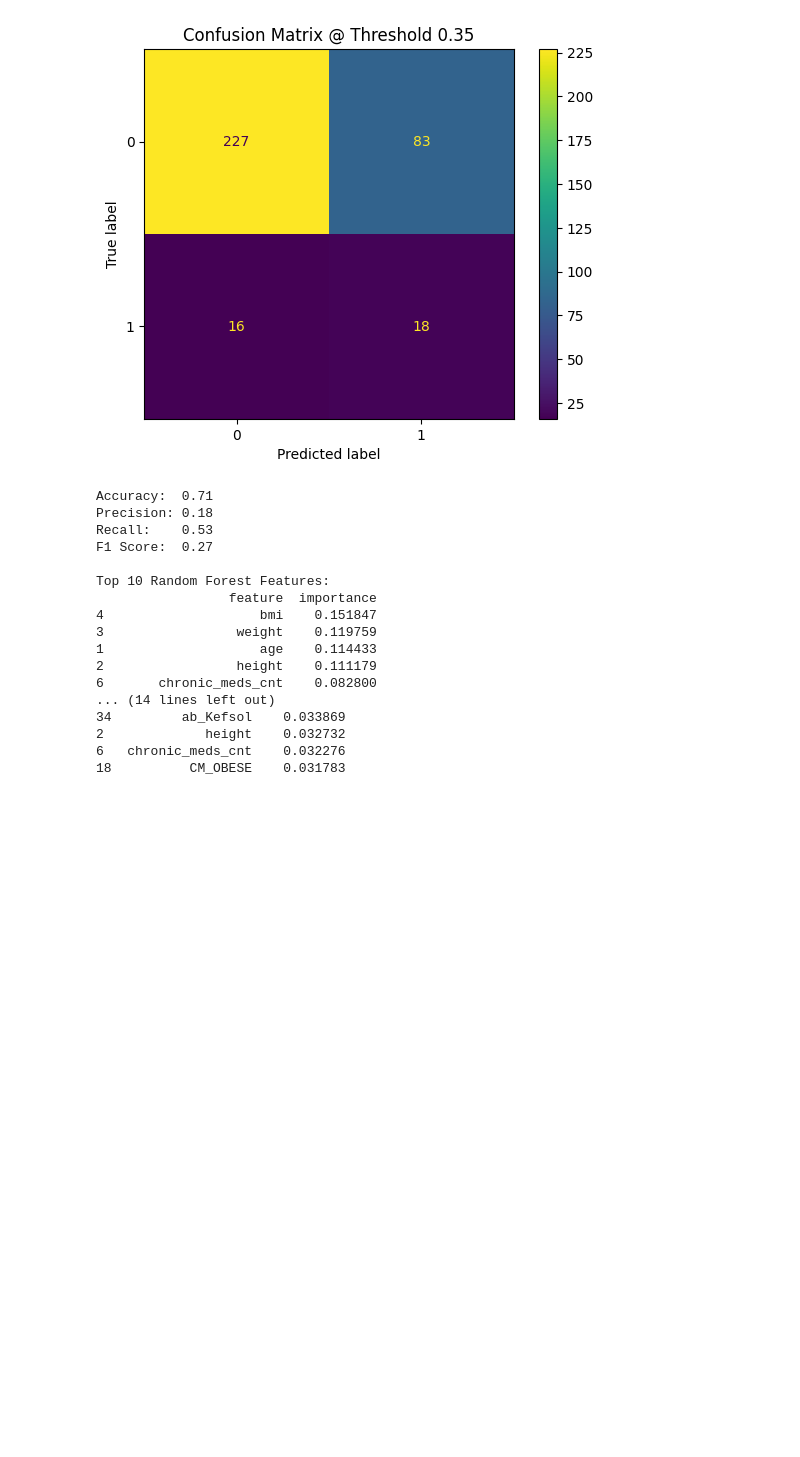
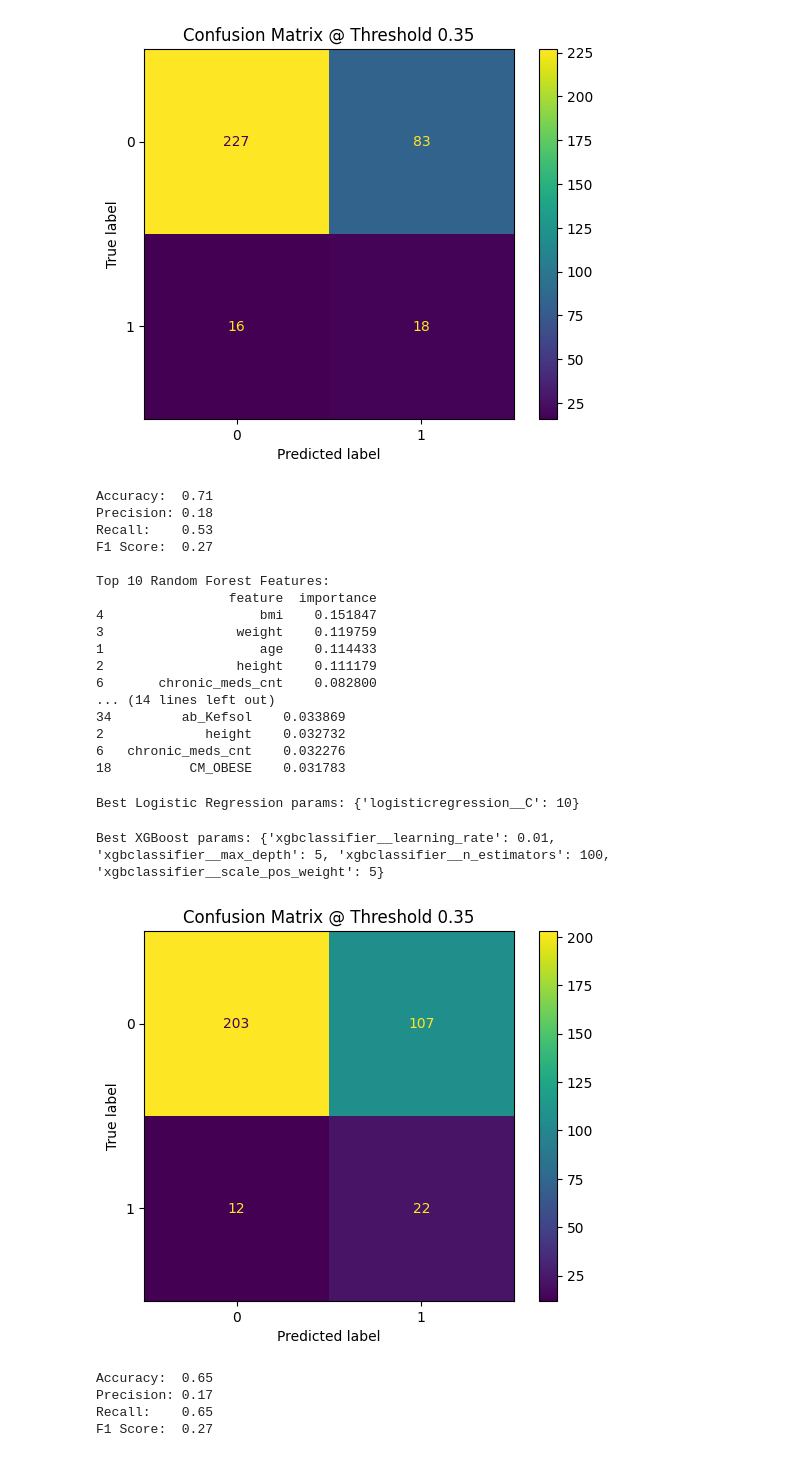
Before and after one commit to DeMeyerRobin/IndustryProject-BariatricSurgeryG1, a Jupyter notebook: ROB_model_training.ipynb, the cells around one changed output. Drawn from its saved outputs; the diff is of its cells as text; code cells hidden in the pictures; blank space fills up the shorter version.

Commit message:
logreg model

```diff
--- a/ROB_model_training.ipynb
+++ b/ROB_model_training.ipynb
@@ -603,3 +602,70 @@ Top 10 Random Forest Features:
 2             height    0.032732
 6   chronic_meds_cnt    0.032276
 18          CM_OBESE    0.031783
+# %%
+from sklearn.model_selection import GridSearchCV
+
+logreg_pipeline = make_pipeline(
+    StandardScaler(),
+    LogisticRegression(class_weight='balanced', solver='liblinear', random_state=42)
+)
+
+logreg_param_grid = {
+    'logisticregression__C': [0.01, 0.1, 1, 10, 100]
+}
+
+logreg_search = GridSearchCV(logreg_pipeline, logreg_param_grid, cv=5, scoring='f1', n_jobs=-1)
+logreg_search.fit(X, y)
+
+best_logreg = logreg_search.best_estimator_
+print("Best Logistic Regression params:", logreg_search.best_params_)
+# %% [output]
+Best Logistic Regression params: {'logisticregression__C': 10}
+# %%
+xgb_pipeline = make_pipeline(
+    StandardScaler(),
+    XGBClassifier(use_label_encoder=False, eval_metric='logloss', random_state=42)
+)
+
+xgb_param_grid = {
+    'xgbclassifier__n_estimators': [50, 100, 200],
+    'xgbclassifier__max_depth': [3, 5, 7],
+    'xgbclassifier__learning_rate': [0.01, 0.1, 0.2],
+    'xgbclassifier__scale_pos_weight': [5, 10, 20]
+}
+
+xgb_search = GridSearchCV(xgb_pipeline, xgb_param_grid, cv=5, scoring='f1', n_jobs=-1)
+xgb_search.fit(X, y)
+
+best_xgb = xgb_search.best_estimator_
+print("Best XGBoost params:", xgb_search.best_params_)
+# %% [output]
+Best XGBoost params: {'xgbclassifier__learning_rate': 0.01, 'xgbclassifier__max_depth': 5, 'xgbclassifier__n_estimators': 100, 'xgbclassifier__scale_pos_weight': 5}
+# %%
+voting = VotingClassifier(
+    estimators=[
+        ('rf', rf_model),       # your fixed RF pipeline
+        ('lr', best_logreg),    # tuned
+        ('xgb', best_xgb)       # tuned
+    ],
+    voting='soft'
+)
+# %%
+y_proba = cross_val_predict(voting, X, y, cv=5, method='predict_proba')[:, 1]
+y_pred = (y_proba >= 0.34).astype(int)
+# %%
+cm = confusion_matrix(y, y_pred)
+ConfusionMatrixDisplay(cm).plot()
+plt.title(f'Confusion Matrix @ Threshold {threshold}')
+plt.show()
+
+print(f"Accuracy:  {accuracy_score(y, y_pred):.2f}")
+print(f"Precision: {precision_score(y, y_pred):.2f}")
+print(f"Recall:    {recall_score(y, y_pred):.2f}")
+print(f"F1 Score:  {f1_score(y, y_pred):.2f}")
+# %% [output]
+[figure, added]
+Accuracy:  0.65
+Precision: 0.17
+Recall:    0.65
+F1 Score:  0.27
```
Also changed, not shown: parts of 17 cells of this notebook.
